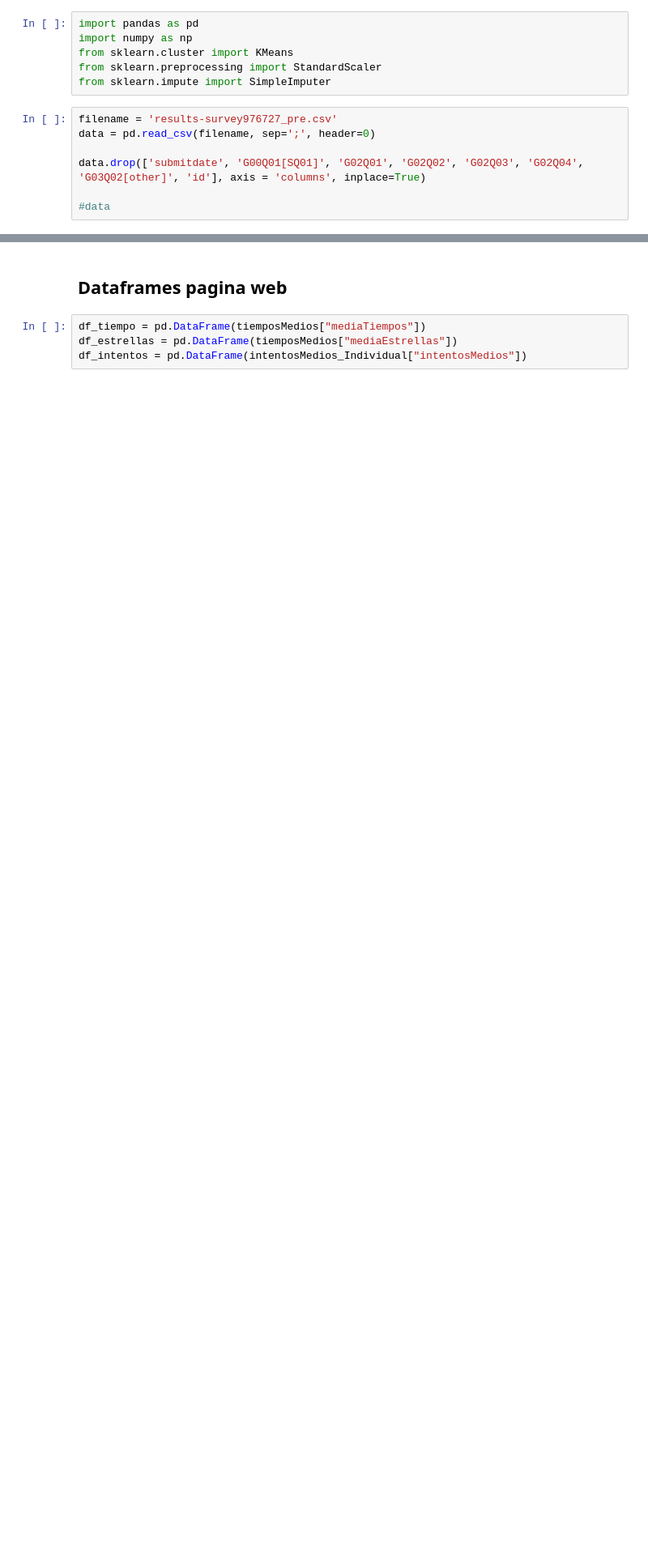
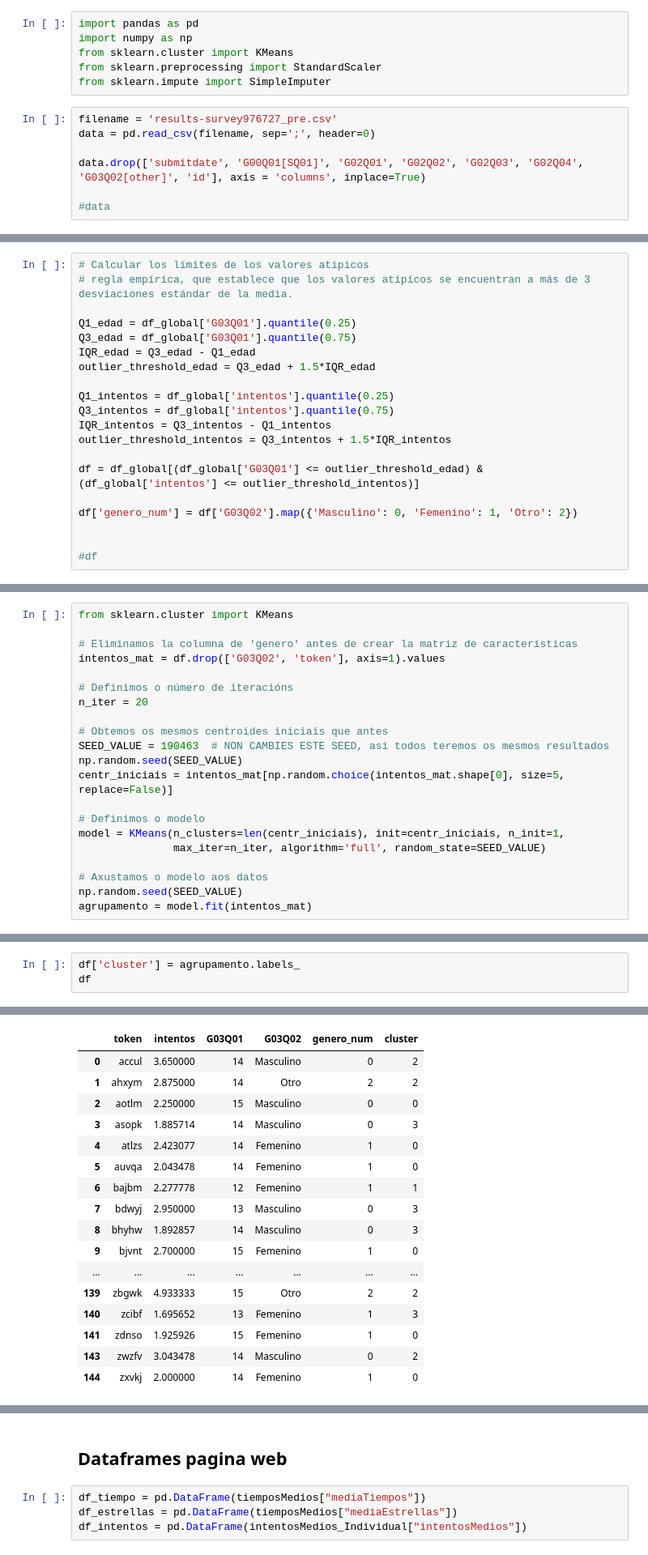
Before and after one commit to angelhort/TFG_Articoding_22-23, a Jupyter notebook: Back/main.ipynb, the cells around one changed output, grey strips where cells are left out. Shown at 81% size. Saved outputs shown, nothing was run; the diff lists cells and outputs as text; blank space fills up the shorter version.

Commit message:
clustering cambios

```diff
--- a/Back/main.ipynb
+++ b/Back/main.ipynb
@@ -419,0 +425,20 @@ data_filtrado = data.loc[(data['G03Q01'] >= edad_limite_inferior) & (data['G03Q0
+# %%
+# Calcular los límites de los valores atípicos
+# regla empírica, que establece que los valores atípicos se encuentran a más de 3 desviaciones estándar de la media.
+
+Q1_edad = df_global['G03Q01'].quantile(0.25)
+Q3_edad = df_global['G03Q01'].quantile(0.75)
+IQR_edad = Q3_edad - Q1_edad
+outlier_threshold_edad = Q3_edad + 1.5*IQR_edad
+
+Q1_intentos = df_global['intentos'].quantile(0.25)
+Q3_intentos = df_global['intentos'].quantile(0.75)
+IQR_intentos = Q3_intentos - Q1_intentos
+outlier_threshold_intentos = Q3_intentos + 1.5*IQR_intentos
+
+df = df_global[(df_global['G03Q01'] <= outlier_threshold_edad) & (df_global['intentos'] <= outlier_threshold_intentos)]
+
+df['genero_num'] = df['G03Q02'].map({'Masculino': 0, 'Femenino': 1, 'Otro': 2})
+
+
+#df
@@ -419,0 +473,21 @@ data_filtrado = data.loc[(data['G03Q01'] >= edad_limite_inferior) & (data['G03Q0
+# %%
+from sklearn.cluster import KMeans
+
+# Eliminamos la columna de 'genero' antes de crear la matriz de características
+intentos_mat = df.drop(['G03Q02', 'token'], axis=1).values
+
+# Definimos o número de iteracións
+n_iter = 20
+
+# Obtemos os mesmos centroides iniciais que antes
+SEED_VALUE = 190463  # NON CAMBIES ESTE SEED, así todos teremos os mesmos resultados
+np.random.seed(SEED_VALUE)
+centr_iniciais = intentos_mat[np.random.choice(intentos_mat.shape[0], size=5, replace=False)]
+
+# Definimos o modelo
+model = KMeans(n_clusters=len(centr_iniciais), init=centr_iniciais, n_init=1,
+               max_iter=n_iter, algorithm='full', random_state=SEED_VALUE)
+
+# Axustamos o modelo aos datos
+np.random.seed(SEED_VALUE)
+agrupamento = model.fit(intentos_mat)
@@ -419,0 +518,4 @@ data_filtrado = data.loc[(data['G03Q01'] >= edad_limite_inferior) & (data['G03Q0
+# %%
+df['cluster'] = agrupamento.labels_
+df
+# %% [output]
@@ -419,0 +526,17 @@ data_filtrado = data.loc[(data['G03Q01'] >= edad_limite_inferior) & (data['G03Q0
+|  | token | intentos | G03Q01 | G03Q02 | genero_num | cluster |
+| 0 | accul | 3.650000 | 14 | Masculino | 0 | 2 |
+| 1 | ahxym | 2.875000 | 14 | Otro | 2 | 2 |
+| 2 | aotlm | 2.250000 | 15 | Masculino | 0 | 0 |
+| 3 | asopk | 1.885714 | 14 | Masculino | 0 | 3 |
+| 4 | atlzs | 2.423077 | 14 | Femenino | 1 | 0 |
+| 5 | auvqa | 2.043478 | 14 | Femenino | 1 | 0 |
+| 6 | bajbm | 2.277778 | 12 | Femenino | 1 | 1 |
+| 7 | bdwyj | 2.950000 | 13 | Masculino | 0 | 3 |
+| 8 | bhyhw | 1.892857 | 14 | Masculino | 0 | 3 |
+| 9 | bjvnt | 2.700000 | 15 | Femenino | 1 | 0 |
+| ... | ... | ... | ... | ... | ... | ... |
+| 139 | zbgwk | 4.933333 | 15 | Otro | 2 | 2 |
+| 140 | zcibf | 1.695652 | 13 | Femenino | 1 | 3 |
+| 141 | zdnso | 1.925926 | 15 | Femenino | 1 | 0 |
+| 143 | zwzfv | 3.043478 | 14 | Masculino | 0 | 2 |
+| 144 | zxvkj | 2.000000 | 14 | Femenino | 1 | 0 |
```
Also changed, not shown: parts of 12 cells of this notebook.
